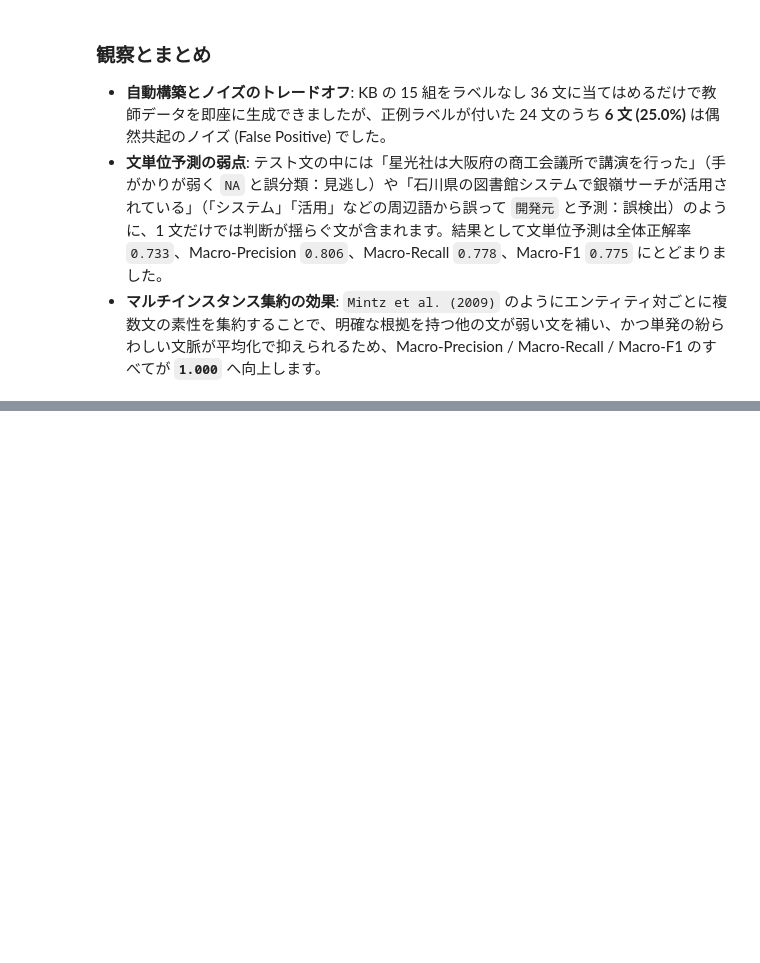
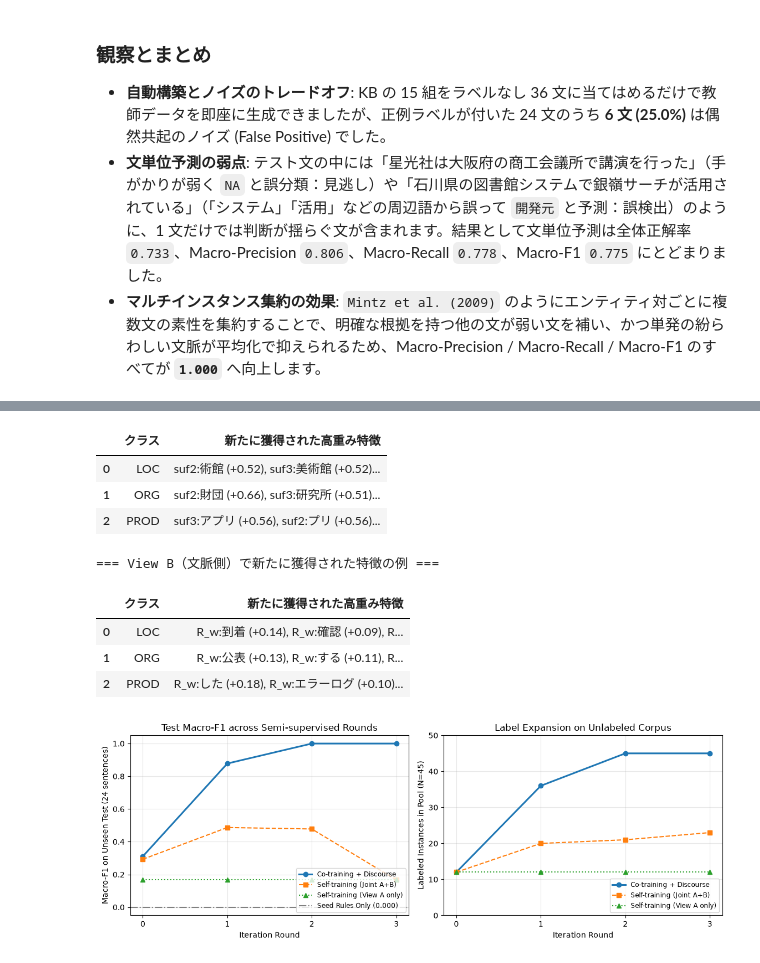
Before and after one commit to mamorlis/nlpbook, a Jupyter notebook: notebooks/ch1_design_cycle.ipynb, the cells around one changed output, grey strips where cells are left out. Drawn from its saved outputs; the diff is of its cells as text; code cells hidden in the pictures; blank space fills up the shorter version.

```diff
--- a/notebooks/ch1_design_cycle.ipynb
+++ b/notebooks/ch1_design_cycle.ipynb
@@ -497,0 +836,70 @@ display(pd.DataFrame(diff_rows))
+# %%
+# 1. 初期シードになかった新特徴の獲得例（重み上位）
+def top_new_features(clf, vec, is_view_a=True, top_k=4):
+    feat_names = vec.get_feature_names_out()
+    seed_tokens = {"株式会社", "大学", "空港", "駅", "OS", "DB"}
+    rows = []
+    for c_idx, cls in enumerate(clf.classes_):
+        coefs = clf.coef_[c_idx]
+        picked = []
+        for f_idx in np.argsort(-coefs):
+            fname = feat_names[f_idx]
+            if is_view_a:
+                if not fname.startswith("suf"):
+                    continue
+                val = fname.split(":", 1)[1]
+                if any(st in val or val in st for st in seed_tokens):
+                    continue
+            else:
+                if not (fname.startswith("R_w:") or fname.startswith("L_w:")):
+                    continue
+                val = fname.split(":", 1)[1]
+                if len(val) == 1 and re.fullmatch(r"[ぁ-ん]", val):
+                    continue
+            picked.append(f"{fname} ({coefs[f_idx]:+.2f})")
+            if len(picked) >= top_k:
+                break
+        rows.append({"クラス": cls, "新たに獲得された高重み特徴": ", ".join(picked)})
+    return pd.DataFrame(rows)
+
+print("=== View A（表記側）で新たに獲得された特徴の例 ===")
+display(top_new_features(ct_clf_a, vec_a, is_view_a=True))
+print("=== View B（文脈側）で新たに獲得された特徴の例 ===")
+display(top_new_features(ct_clf_b, vec_b, is_view_a=False))
+
+# 2. 学習曲線プロット（英語表記ラベル）
+rounds = [0, 1, 2, 3]
+ct_f1 = [r["Metrics"][3] for r in ct_disc_hist]
+ct_cnt = [r["Total"] for r in ct_disc_hist]
+sab_f1 = [m_r0[3]] + [h[2][3] for h in self_ab_hist]
+sab_cnt = [len(seed_labels)] + [h[1] for h in self_ab_hist]
+sa_f1 = [eval_ssl(y_test_ssl, LogisticRegression(C=5.0, max_iter=1000, random_state=42).fit(X_u_a[idx0], [seed_labels[i] for i in idx0]).predict(X_t_a))[3]] + [h[2][3] for h in self_a_hist]
+sa_cnt = [len(seed_labels)] + [h[1] for h in self_a_hist]
+
+fig, axes = plt.subplots(1, 2, figsize=(11.5, 4.2))
+axes[0].plot(rounds, ct_f1, marker="o", linewidth=2.2, label="Co-training + Discourse")
+axes[0].plot(rounds, sab_f1, marker="s", linestyle="--", label="Self-training (Joint A+B)")
+axes[0].plot(rounds, sa_f1, marker="^", linestyle=":", label="Self-training (View A only)")
+axes[0].axhline(m_seed_dir[3], color="gray", linestyle="-.", label="Seed Rules Only (0.000)")
+axes[0].set_xticks(rounds)
+axes[0].set_ylim(-0.05, 1.05)
+axes[0].set_xlabel("Iteration Round")
+axes[0].set_ylabel("Macro-F1 on Unseen Test (24 sentences)")
+axes[0].set_title("Test Macro-F1 across Semi-supervised Rounds")
+axes[0].legend(loc="lower right", fontsize=8.5)
+axes[0].grid(alpha=0.3)
+
+axes[1].plot(rounds, ct_cnt, marker="o", linewidth=2.2, label="Co-training + Discourse")
+axes[1].plot(rounds, sab_cnt, marker="s", linestyle="--", label="Self-training (Joint A+B)")
+axes[1].plot(rounds, sa_cnt, marker="^", linestyle=":", label="Self-training (View A only)")
+axes[1].set_xticks(rounds)
+axes[1].set_ylim(0, 50)
+axes[1].set_xlabel("Iteration Round")
+axes[1].set_ylabel("Labeled Instances in Pool (N=45)")
+axes[1].set_title("Label Expansion on Unlabeled Corpus")
+axes[1].legend(loc="lower right", fontsize=8.5)
+axes[1].grid(alpha=0.3)
+
+plt.tight_layout()
+plt.show()
+# %% [output]
@@ -497,0 +907,10 @@ display(pd.DataFrame(diff_rows))
+|  | クラス | 新たに獲得された高重み特徴 |
+| 0 | LOC | suf2:術館 (+0.52), suf3:美術館 (+0.52)... |
+| 1 | ORG | suf2:財団 (+0.66), suf3:研究所 (+0.51)... |
+| 2 | PROD | suf3:アプリ (+0.56), suf2:プリ (+0.56)... |
+=== View B（文脈側）で新たに獲得された特徴の例 ===
+|  | クラス | 新たに獲得された高重み特徴 |
+| 0 | LOC | R_w:到着 (+0.14), R_w:確認 (+0.09), R... |
+| 1 | ORG | R_w:公表 (+0.13), R_w:する (+0.11), R... |
+| 2 | PROD | R_w:した (+0.18), R_w:エラーログ (+0.10)... |
+[figure, added]
```
Also changed, not shown: parts of 9 cells of this notebook, 4 other files.
